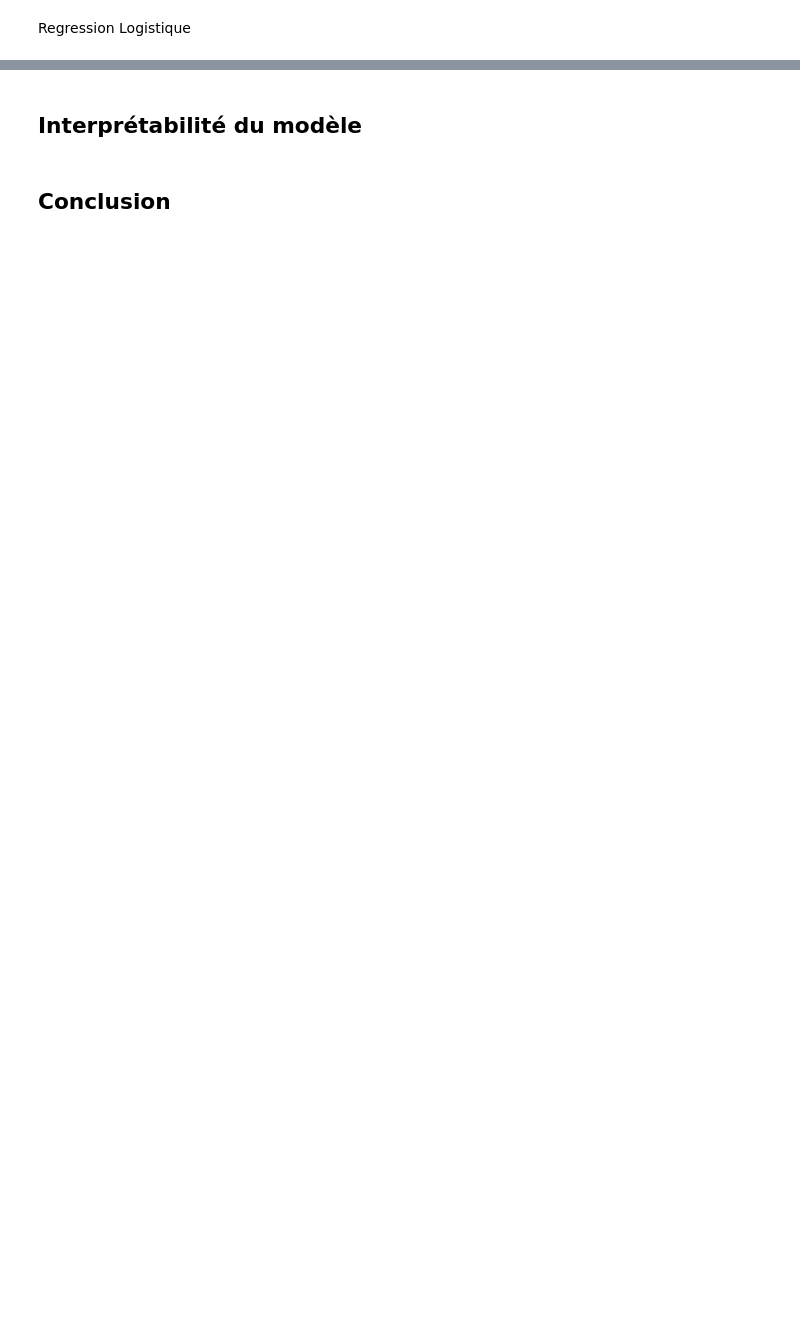
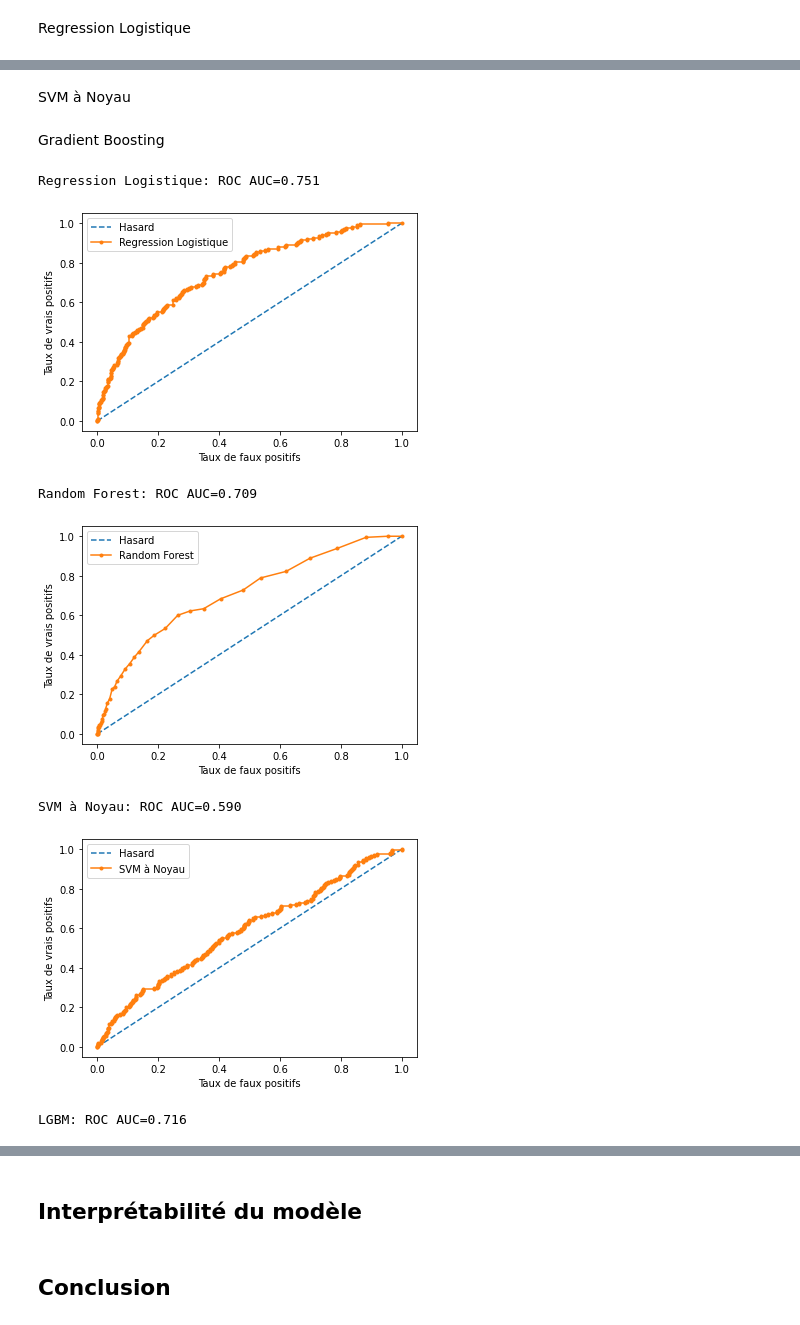
Before and after one commit to ThibaultDieudonne/Credit-Scoring, a Jupyter notebook: notebook.ipynb, the cells around one changed output, grey strips where cells are left out. Cells and saved outputs as stored; diff of their text form; code cells hidden in the pictures; blank space fills up the shorter version.

```diff
--- a/notebook.ipynb
+++ b/notebook.ipynb
@@ -339,7 +395,7 @@ X_test = scaler.transform(X_test)
 # %% [markdown]
 Regression Logistique
 # %%
-reg_log = LogisticRegression(solver='newton-cg')
-reg_log.fit(X_train, y_train)
-
-roc_auc("Regression Logistique", reg_log, X_test, y_test)
+def make_reg_log():
+    reg_log = LogisticRegression(solver='newton-cg')
+    reg_log.fit(X_train, y_train)
+    roc_auc("Regression Logistique", reg_log, X_test, y_test)
@@ -352,4 +401,0 @@ Random Forest
-# %%
-random_forest = RandomForestClassifier(n_estimators = 100, random_state = 50, verbose = 1, n_jobs = -1)
-random_forest.fit(X_train, y_train)
-roc_auc("Random Forest", random_forest, X_test, y_test)
@@ -451,0 +404,14 @@ AUC score 0.748907
+# %%
+def make_random_forest():
+    random_forest = RandomForestClassifier(n_estimators = 100, random_state = 50, verbose = False, n_jobs = -1)
+    res = random_forest.fit(X_train, y_train)
+    roc_auc("Random Forest", random_forest, X_test, y_test)
+# %% [markdown]
+SVM à Noyau
+# %%
+def make_kernel_SVM():
+    svm_classifier = svm.SVC(kernel='rbf', gamma=0.01, probability=True)
+    svm_classifier.fit(X_train, y_train)
+    roc_auc("SVM à Noyau", svm_classifier, X_test, y_test)
+# %% [markdown]
+Gradient Boosting
@@ -451,0 +472,14 @@ AUC score 0.748907
+# %%
+y, X, X_train, X_test, y_train, y_test = split_data(app_train)
+make_reg_log()
+make_random_forest()
+make_kernel_SVM()
+feat_importance = kfold_lightgbm()
+# %% [output]
+Regression Logistique: ROC AUC=0.751
+[figure, added]
+Random Forest: ROC AUC=0.709
+[figure, added]
+SVM à Noyau: ROC AUC=0.590
+[figure, added]
+LGBM: ROC AUC=0.716
```
Also changed, not shown: parts of 29 cells of this notebook, 1 other file.
